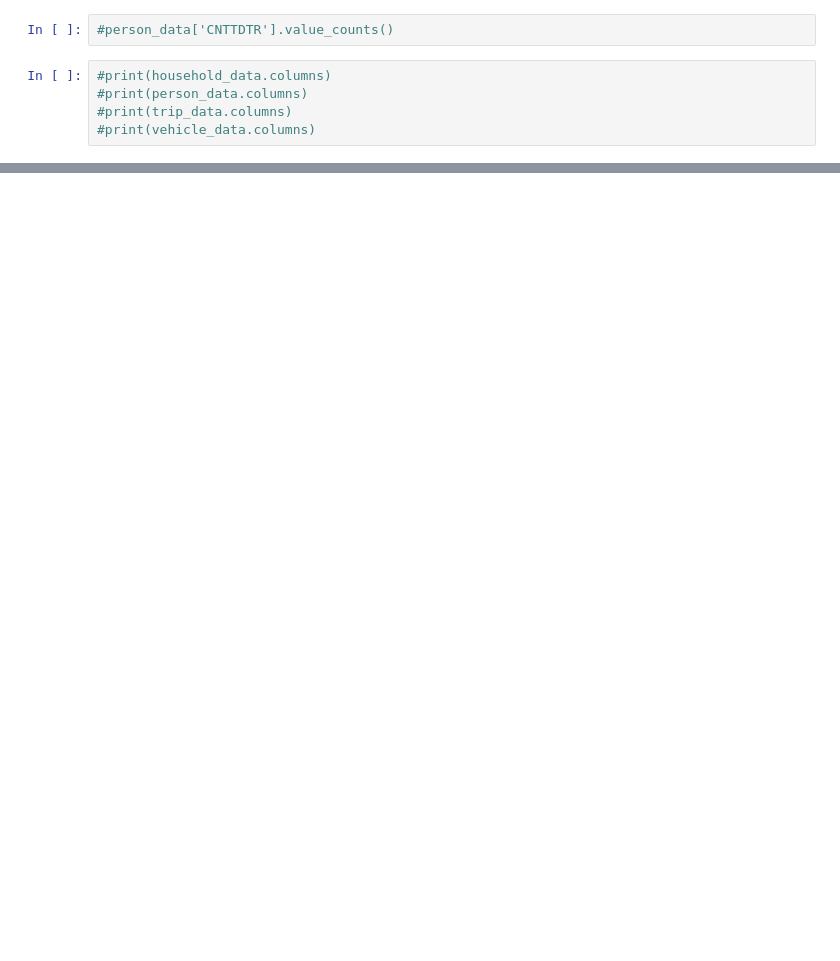
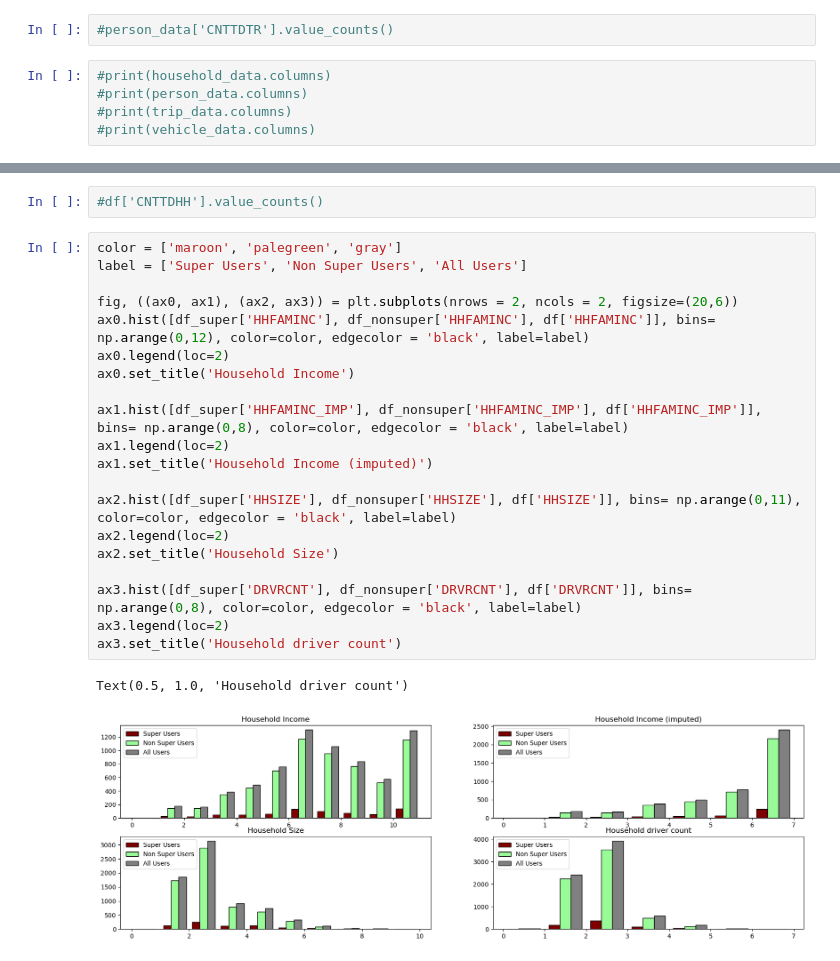
Before and after one commit to Jianwei-Gao/adsc_x_gm_team6, a Jupyter notebook: preprocessing.ipynb, the cells around one changed output, grey strips where cells are left out. Saved outputs shown, nothing was run; the diff lists cells and outputs as text; blank space fills up the shorter version.

Commit message:
Combined correlation from SpearmanCalcs.py Included some hist plot for top correlation variables

```diff
--- a/preprocessing.ipynb
+++ b/preprocessing.ipynb
@@ -111,0 +141,25 @@ dtype: int64
+# %%
+#df['CNTTDHH'].value_counts()
+# %%
+color = ['maroon', 'palegreen', 'gray']
+label = ['Super Users', 'Non Super Users', 'All Users']
+
+fig, ((ax0, ax1), (ax2, ax3)) = plt.subplots(nrows = 2, ncols = 2, figsize=(20,6))
+ax0.hist([df_super['HHFAMINC'], df_nonsuper['HHFAMINC'], df['HHFAMINC']], bins= np.arange(0,12), color=color, edgecolor = 'black', label=label)
+ax0.legend(loc=2)
+ax0.set_title('Household Income')
+
+ax1.hist([df_super['HHFAMINC_IMP'], df_nonsuper['HHFAMINC_IMP'], df['HHFAMINC_IMP']], bins= np.arange(0,8), color=color, edgecolor = 'black', label=label)
+ax1.legend(loc=2)
+ax1.set_title('Household Income (imputed)')
+
+ax2.hist([df_super['HHSIZE'], df_nonsuper['HHSIZE'], df['HHSIZE']], bins= np.arange(0,11), color=color, edgecolor = 'black', label=label)
+ax2.legend(loc=2)
+ax2.set_title('Household Size')
+
+ax3.hist([df_super['DRVRCNT'], df_nonsuper['DRVRCNT'], df['DRVRCNT']], bins= np.arange(0,8), color=color, edgecolor = 'black', label=label)
+ax3.legend(loc=2)
+ax3.set_title('Household driver count')
+# %% [output]
+Text(0.5, 1.0, 'Household driver count')
+[figure, added]
```
Also changed, not shown: parts of 10 cells of this notebook, 3 other files.
